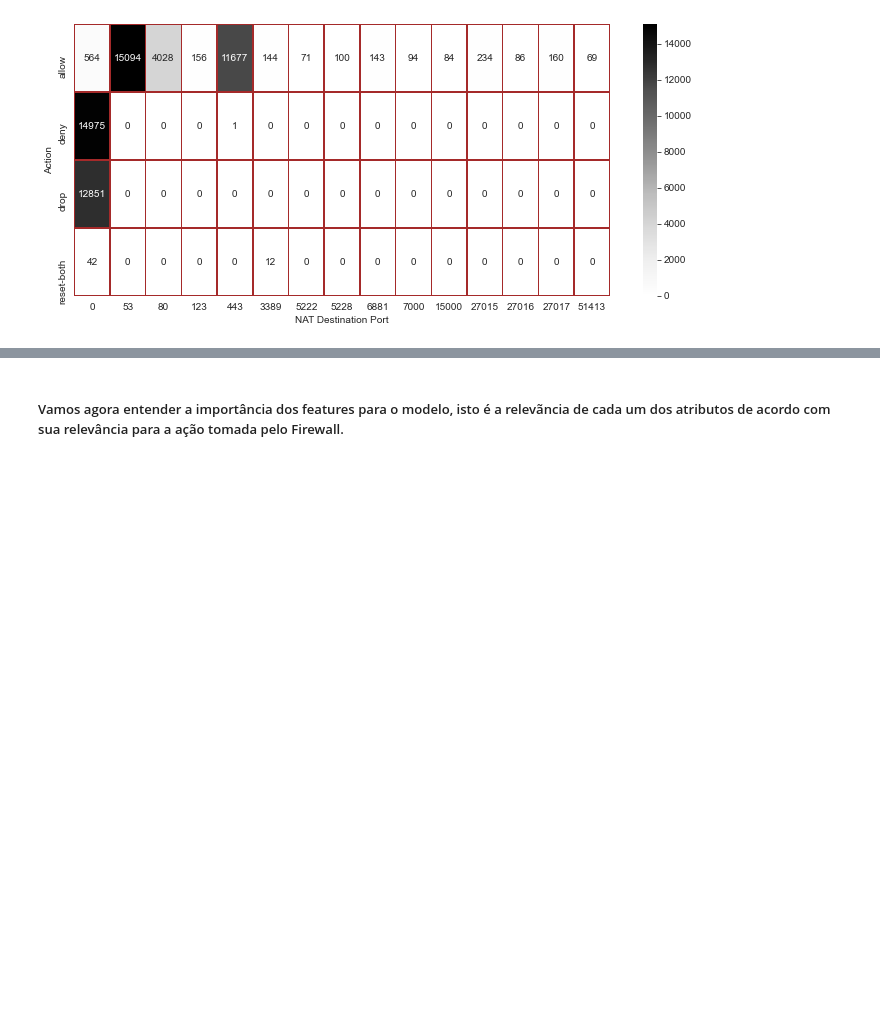
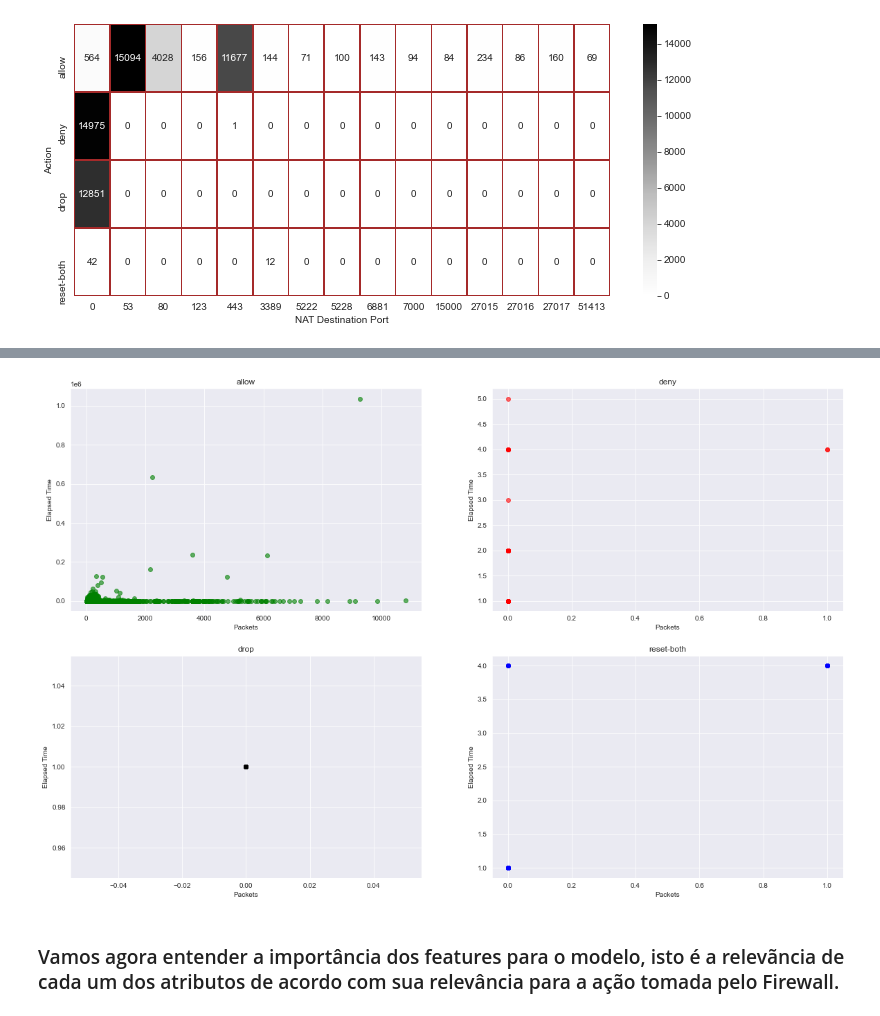
Before and after one commit to leticiacb1/Aviation_Accident_Analysis, a Jupyter notebook: Firewall_Project_Cdados2.ipynb, the cells around one changed output, grey strips where cells are left out. Saved outputs shown, nothing was run; the diff lists cells and outputs as text; code cells hidden in the pictures; blank space fills up the shorter version.

```diff
--- a/Firewall_Project_Cdados2.ipynb
+++ b/Firewall_Project_Cdados2.ipynb
@@ -292,5 +387,17 @@ plt.show()
+# %%
+plt.figure(figsize=(20,13))
+for data,number,name,color in ([allow,1,'allow','green'],[deny,2,'deny','red'],
+                               [drop,3,'drop','black'],[reset_both,4,'reset-both','blue']):
+    plt.subplot(2,2,number)
+    plt.scatter(data['Elapsed Time (sec)'],data['Packets'],alpha=0.6,color=color)
+    plt.title(name)
+    plt.xlabel('Packets')
+    plt.ylabel('Elapsed Time')
+plt.show()
+# %% [output]
+[figure, added]
 # %% [markdown]
-##### Vamos agora entender a importância dos features para o modelo, isto é a relevãncia de cada um dos atributos de acordo com sua relevância para a ação tomada pelo Firewall.
+### Vamos agora entender a importância dos features para o modelo, isto é a relevãncia de cada um dos atributos de acordo com sua relevância para a ação tomada pelo Firewall.
 # %%
 #Fazendo seleção dos atributos utilizados
 features = dados.copy()
```
Also changed, not shown: parts of 23 cells of this notebook.
